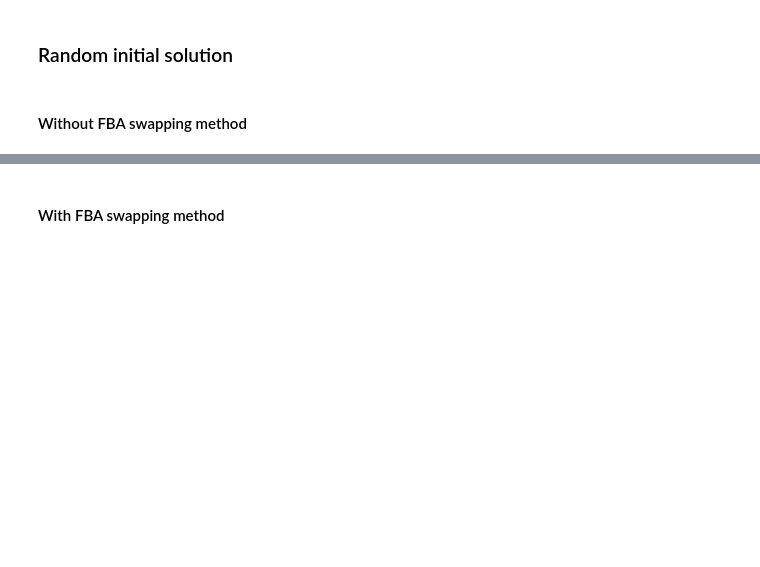
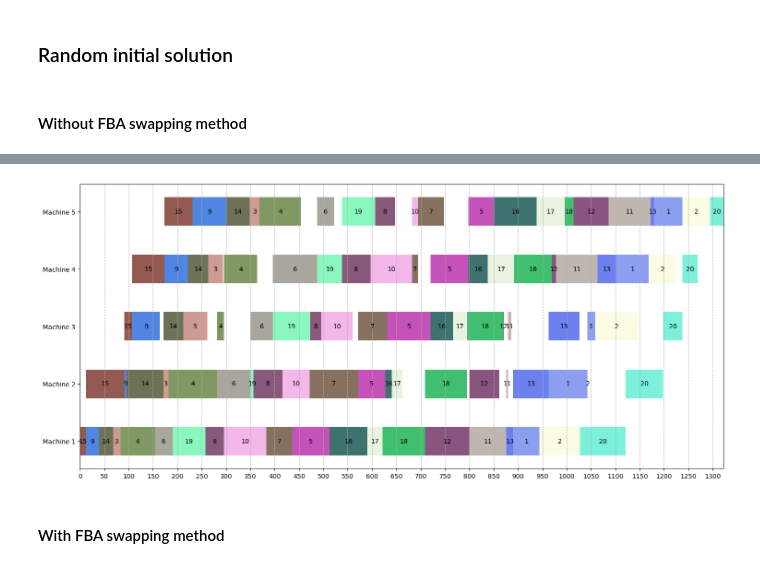
Before and after one commit to MarouaneBenbetka/Flow-Shop-Problem, a Jupyter notebook: Lab3/metaheuristics_voisinage.ipynb, the cells around one changed output, grey strips where cells are left out. Drawn from its saved outputs; the diff is of its cells as text; code cells hidden in the pictures; blank space fills up the shorter version.

```diff
--- a/Lab3/metaheuristics_voisinage.ipynb
+++ b/Lab3/metaheuristics_voisinage.ipynb
@@ -51,6 +52,6 @@ def calculate_makespan(processing_times, sequence):
 # %%
-rnd_data = np.random.randint(size=(20,5), low=5, high=120)
-permutation = np.random.permutation(20).tolist()
+rnd_data = np.random.randint(size=(nb_jobs,nb_machines), low=5, high=120)
+permutation = np.random.permutation(nb_jobs).tolist()
 print(rnd_data, "\n")
 print('Initial solution:', permutation, "\n")
 
@@ -335,6 +336,8 @@ def get_neighbor(processing_times, solution, method='random_swap'):
     return sol, val
 # %%
 def RS(processing_times, initial_solution, temp, method='random_swap', alpha=0.6, nb_palier= 10, it_max=100):
+
+    start_time = time.time()
     solution = initial_solution.copy()
     makespan = calculate_makespan(processing_times, solution)
     print('init_sol: ',solution, ' makespan = ', makespan, "\n")
@@ -352,7 +355,7 @@ def RS(processing_times, initial_solution, temp, method='random_swap', alpha=0.6
                     solution = sol
         temp = alpha * temp
         it += 1
-
+    print("Elapsed time:", time.time()-start_time, "seconds")
     return solution
 # %% [markdown]
 ### RS with first and best admissible swap
@@ -382,5 +388,6 @@ def RS_fba(processing_times, initial_solution, intitial_global, temp, alpha=0.6,
 # %% [markdown]
 ### Finding optimal params
 # %%
-benchmarks = read_flow_shop_data('./utils/benchmarks/50_10.txt', 10, 50)
-benchmark = benchmarks[0][2]
+benchmarks = read_flow_shop_data(f'./utils/benchmarks/{nb_jobs}_{nb_machines}.txt', nb_machines, nb_jobs)
+benchmark = benchmarks[0][2].T
+benchmark
@@ -432,13 +460,12 @@ Meilleurs paramètres: alpha=0.7762412054433026, nb_palier=15, it_max=118
 
 We can adjust the swapping method to see the differences in tests
 # %%
-benchmark = benchmarks[0][2]
 optimal_alpha = result.x[0]
 optimal_Nb_palier = result.x[1]
 optimal__it_max = result.x[2]
-best_global = np.random.permutation(20).tolist()
+best_global = np.random.permutation(nb_jobs).tolist()
 while calculate_makespan(rnd_data, best_global) > Cmax:
-    best_global = np.random.permutation(20).tolist()
+    best_global = np.random.permutation(nb_jobs).tolist()
 
 benchmark
 # %% [output]
@@ -460,3 +502,7 @@ init_sol:  [4, 19, 0, 9, 2, 6, 3, 1, 16, 11, 14, 15, 10, 12, 7, 8, 17, 18, 13, 5
+# %%
+generate_gantt_chart(benchmark, rs_solution)
+# %% [output]
+[figure, added]
 # %% [markdown]
 #### With FBA swapping method
 # %%
```
Also changed, not shown: parts of 27 cells of this notebook.
